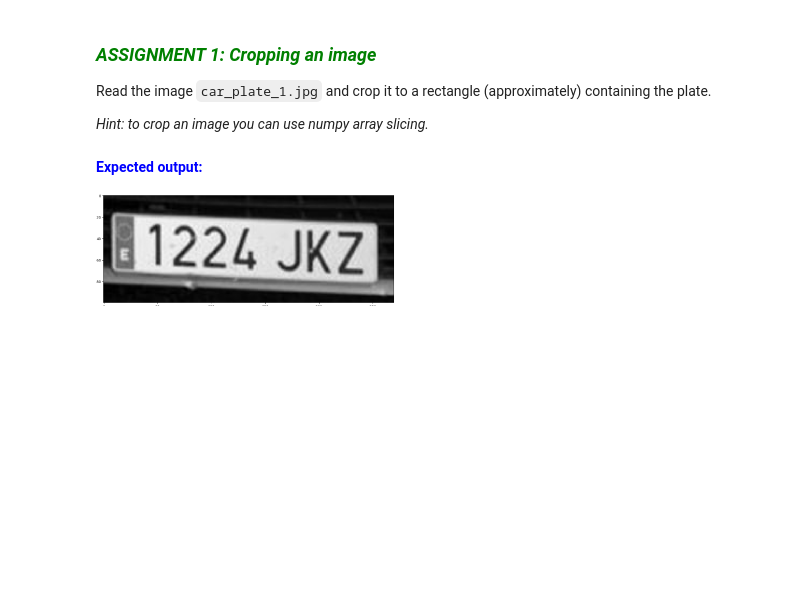
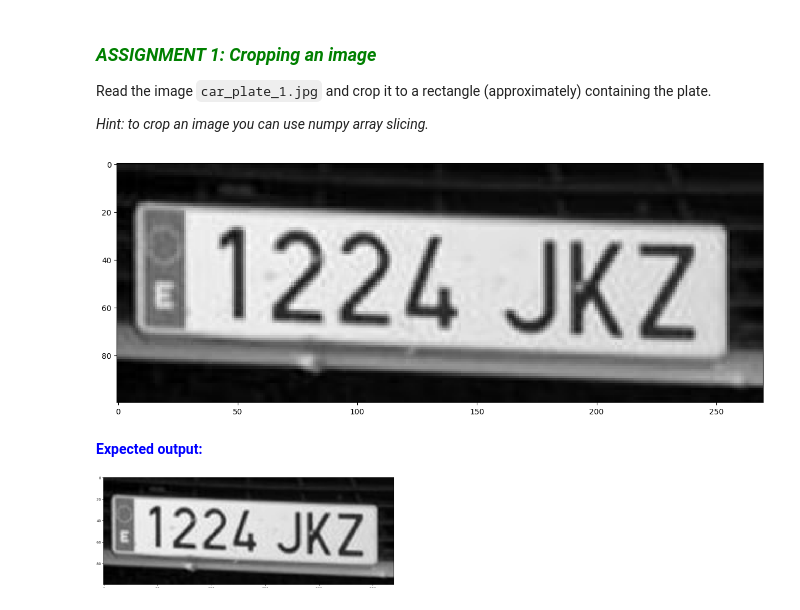
Before and after one commit to tiko717/uma_cv_2024, a Jupyter notebook: Chapter 02. Image processing/2.1 IP tools.ipynb, the cells around one changed output. Drawn from its saved outputs; the diff is of its cells as text; code cells hidden in the pictures; blank space fills up the shorter version.

```diff
--- a/Chapter 02. Image processing/2.1 IP tools.ipynb
+++ b/Chapter 02. Image processing/2.1 IP tools.ipynb
@@ -99,12 +101,14 @@ Read the image `car_plate_1.jpg` and crop it to a rectangle (approximately) cont
 # %%
 # ** ASSIGNMENT 1 **
 # Load the image, crop it around the car plate and show it
 # Write your code here!
 
-image = None # Load the image
-image_cropped = None # crop it
-plt.imshow(None, None) # show it!
+image = cv2.imread(images_path + 'car_plate_1.jpg', cv2.IMREAD_GRAYSCALE) # Load the image
+image_cropped = image[300:400,200:470] # crop it
+plt.imshow(image_cropped, cmap='gray') # show it!
 plt.show()
+# %% [output]
+[figure, added]
 # %% [markdown]
 <font color='blue'>**Expected output:**  </font>
 
```
Also changed, not shown: parts of 6 cells of this notebook, 3 other files.
